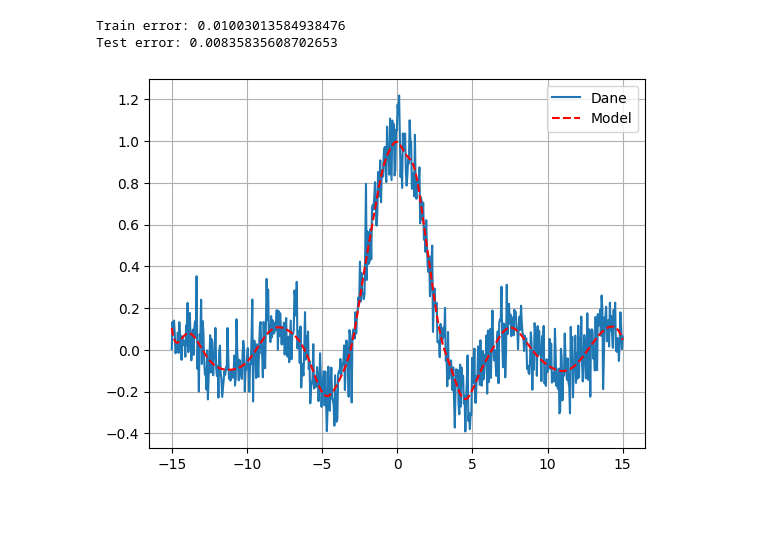
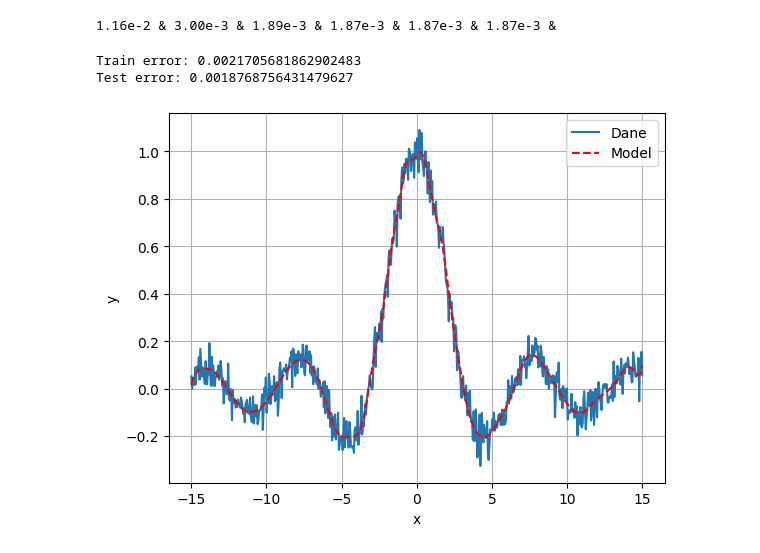
Before and after one commit to pochlebiacz/Analytical-neural-network-learning-algorithms, a Jupyter notebook: R1/1-Basic ELM.ipynb, the cells around one changed output. Drawn from its saved outputs; the diff is of its cells as text; code cells hidden in the pictures; blank space fills up the shorter version.

```diff
--- a/R1/1-Basic ELM.ipynb
+++ b/R1/1-Basic ELM.ipynb
@@ -7,8 +7,8 @@ from Dataset import Dataset, ELM, device
 torch.set_default_dtype(torch.float64)
 # %%
 x_data = np.float64(np.linspace(-15, 15, 600))
-y_data = np.float64(np.sin(x_data) / x_data)
-# y_data = np.float64(np.sin(x_data) / x_data + np.random.normal(0, 0.05, 600))
+# y_data = np.float64(np.sin(x_data) / x_data)
+y_data = np.float64(np.sin(x_data) / x_data + np.random.normal(0, 0.05, 600))
 # %%
 dataset = Dataset(x_data, y_data)
 trainset, testset = torch.utils.data.random_split(dataset, [0.9, 0.1], generator=torch.Generator().manual_seed(42))
@@ -24,30 +24,30 @@ W2 = torch.linalg.pinv(H) @ T.reshape(1, -1, 1)
 model.fc2.bias.data, model.fc2.weight.data = W2[0][0], W2[0][1:].T
 # %%
 # fig, ax = plt.subplots(1, 2, figsize=(15, 5))
-# max_train_error = []
-# min_train_error = []
-# max_test_error = []
-# min_test_error = []
-# num_neurons = 200
-# for j in range(1, num_neurons+1):
-#     print(j)
-#     train_error = []
-#     test_error = []
-#     for i in range(10):
-#         model = ELM(1, 5*j, 1)
-#         V = activation(model.fc1.bias.data.reshape(-1, 1) + model.fc1.weight.data @ trainset[:][0].reshape(1, -1))
-#         H = torch.concatenate([torch.ones(1, len(trainset)), V], dim=0).T
-#         T = trainset[:][1].reshape(1, -1).T
-#         # W2 = torch.linalg.pinv(H) @ T.reshape(1, -1, 1) # bez regularyzacji
-#         P = torch.linalg.inv(H.T @ H + 1e-3*torch.eye(H.shape[1]))
-#         W2 = P @ H.T @ T.reshape(1, -1, 1)
-#         model.fc2.bias.data, model.fc2.weight.data = W2[0][0], W2[0][1:].T
-#         train_error.append((model(trainset[:][0].clone().detach().reshape(-1, 1))-trainset[:][1].reshape(-1, 1)).reshape(-1).pow(2).mean())
-#         test_error.append((model(testset[:][0].clone().detach().reshape(-1, 1))-testset[:][1].reshape(-1, 1)).reshape(-1).pow(2).mean())
-#     max_train_error.append(max(train_error).item())
-#     min_train_error.append(min(train_error).item())
-#     max_test_error.append(max(test_error).item())
-#     min_test_error.append(min(test_error).item())
+max_train_error = []
+min_train_error = []
+max_test_error = []
+min_test_error = []
+num_neurons = 200
+a = [5, 10, 50, 100, 500, 1000]
+for j in a:
+    train_error = []
+    test_error = []
+    for i in range(10):
+        model = ELM(1, j, 1).to(device)
+        V = activation(model.fc1.bias.data.reshape(-1, 1) + model.fc1.weight.data @ trainset[:][0].reshape(1, -1).to(device))
+        H = torch.concatenate([torch.ones(1, len(trainset)).to(device), V.to(device)], dim=0).T
+        T = trainset[:][1].reshape(1, -1).T.to(device)
+        W2 = torch.linalg.pinv(H) @ T.reshape(1, -1, 1) # bez regularyzacji
+        # P = torch.linalg.inv(H.T @ H + 1e-3*torch.eye(H.shape[1]).to(device))
+        # W2 = P @ H.T @ T.reshape(1, -1, 1)
+        model.fc2.bias.data, model.fc2.weight.data = W2[0][0], W2[0][1:].T
+        train_error.append((model(trainset[:][0].clone().detach().reshape(-1, 1).to(device))-trainset[:][1].reshape(-1, 1).to(device)).reshape(-1).pow(2).mean())
+        test_error.append((model(testset[:][0].clone().detach().reshape(-1, 1).to(device))-testset[:][1].reshape(-1, 1).to(device)).reshape(-1).pow(2).mean())
+    max_train_error.append(max(train_error).item())
+    min_train_error.append(min(train_error).item())
+    max_test_error.append(max(test_error).item())
+    min_test_error.append(min(test_error).item())
 # ax[0].plot([5*i+5 for i in range(num_neurons)], max_train_error, 'r', label='Błąd maksymalny')
 # ax[0].plot([5*i+5 for i in range(num_neurons)], min_train_error, 'b', label='Błąd minimalny')
 # ax[0].set_ylabel('Błąd średniokwadratowy zbioru uczącego')
@@ -63,18 +63,25 @@ model.fc2.bias.data, model.fc2.weight.data = W2[0][0], W2[0][1:].T
 # ax[1].grid()
 # ax[1].legend(loc='upper right')
 # plt.show()
+from decimal import Decimal
+for i in min_test_error:
+    print(f'{Decimal(i):.2e}', end=' & ')
+# %% [output]
+1.16e-2 & 3.00e-3 & 1.89e-3 & 1.87e-3 & 1.87e-3 & 1.87e-3 &
 # %%
 print(f'Train error: {(model(trainset[:][0].clone().detach().reshape(-1, 1).to(device))-trainset[:][1].reshape(-1, 1).to(device)).reshape(-1).pow(2).mean()}')
 print(f'Test error: {(model(testset[:][0].clone().detach().reshape(-1, 1).to(device))-testset[:][1].reshape(-1, 1).to(device)).reshape(-1).pow(2).mean()}')
 plt.plot(x_data, y_data)
 plt.plot(x_data, model(torch.tensor(x_data).reshape(-1, 1).to(device)).cpu().detach().numpy(), 'r--')
 plt.legend(['Dane', 'Model'], loc='upper right')
+plt.xlabel('x')
+plt.ylabel('y')
 plt.grid()
 plt.show()
 # %% [output]
-Train error: 0.01003013584938476
-Test error: 0.00835835608702653
+Train error: 0.0021705681862902483
+Test error: 0.0018768756431479627
-[figure, old version]
+[figure, new version]
 # %%
 plt.plot([np.min(y_data), np.max(y_data)], [np.min(y_data), np.max(y_data)])
 plt.plot(y_data, model(torch.tensor(x_data).reshape(-1, 1).to(device)).cpu().detach().numpy(), '.', markersize=1)
```
Also changed, not shown: parts of 1 cell of this notebook, 11 other files.
